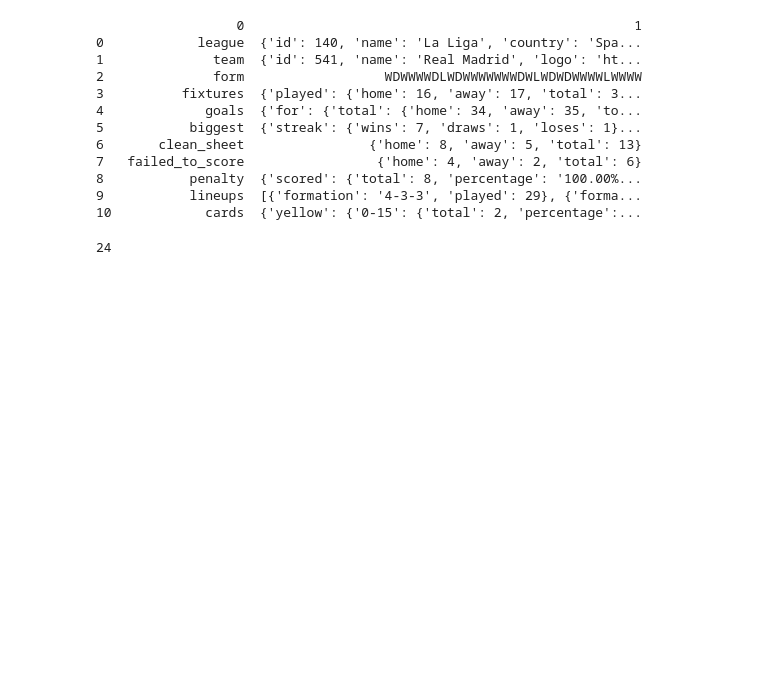
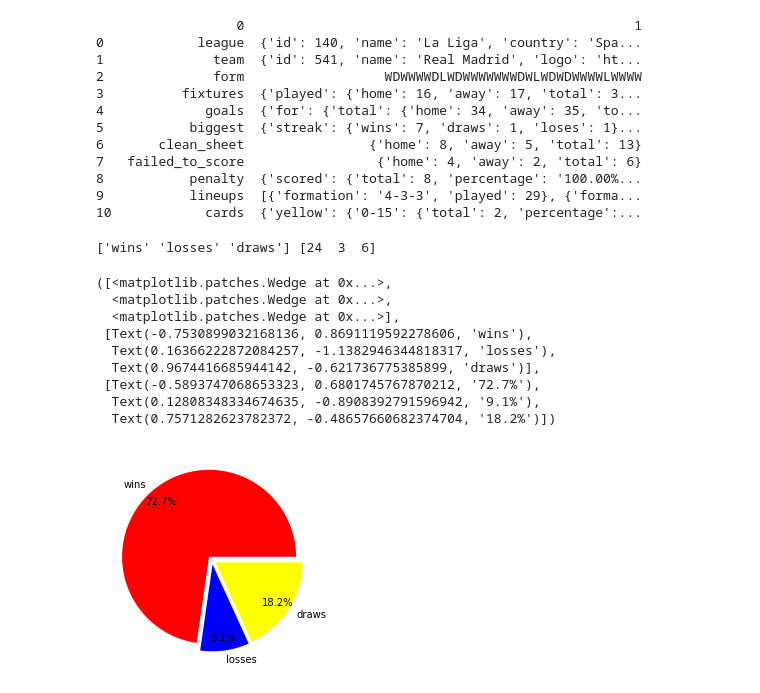
Before and after one commit to RoloPineda/real-madrid-stats, a Jupyter notebook: api_test.ipynb, the cells around one changed output. Saved outputs shown, nothing was run; the diff lists cells and outputs as text; code cells hidden in the pictures; blank space fills up the shorter version.

Commit message:
added new plot

```diff
--- a/api_test.ipynb
+++ b/api_test.ipynb
@@ -87,13 +87,24 @@ print(df)
 8           penalty  {'scored': {'total': 8, 'percentage': '100.00%...
 9           lineups  [{'formation': '4-3-3', 'played': 29}, {'forma...
 10            cards  {'yellow': {'0-15': {'total': 2, 'percentage':...
-# %%
-# Getting wins
-wins = my_array[2,1]
-counter = 0
-for i in wins:
-    if i == 'W':
-        counter += 1
-print(counter)
-# %% [output]
-24
+# %%
+def count_wins(my_array):
+    results = my_array[2,1]
+    wins = 0
+    losses = 0
+    draws = 0
+    for i in results:
+        if i == 'W':
+            wins += 1
+        elif i == 'D':
+            draws += 1
+    losses = (len(results)) - wins - draws
+    # adding wins, losses, and draws to an array
+    form = np.array([wins, losses, draws])
+    labels = np.array(['wins', 'losses', 'draws'])
+    return labels, form
+# %%
+form_labels, form = count_wins(my_array)
+print(form_labels, form)
+# %% [output]
+['wins' 'losses' 'draws'] [24  3  6]
@@ -99,0 +113,19 @@ print(counter)
+# %%
+colors = ['#FF0000', '#0000FF', '#FFFF00']
+explode = (0.05, 0.05, 0.05)
+# %%
+# Pie Chart
+plt.pie(form, colors=colors, labels=form_labels,
+        autopct='%1.1f%%', pctdistance=0.85,
+        explode=explode)
+# %% [output]
+([<matplotlib.patches.Wedge at 0x...>,
+  <matplotlib.patches.Wedge at 0x...>,
+  <matplotlib.patches.Wedge at 0x...>],
+ [Text(-0.7530899032168136, 0.8691119592278606, 'wins'),
+  Text(0.16366222872084257, -1.1382946344818317, 'losses'),
+  Text(0.9674416685944142, -0.621736775385899, 'draws')],
+ [Text(-0.5893747068653323, 0.6801745767870212, '72.7%'),
+  Text(0.12808348334674635, -0.8908392791596942, '9.1%'),
+  Text(0.7571282623782372, -0.48657660682374704, '18.2%')])
+[figure, added]
```
Also changed, not shown: parts of 4 cells of this notebook.
